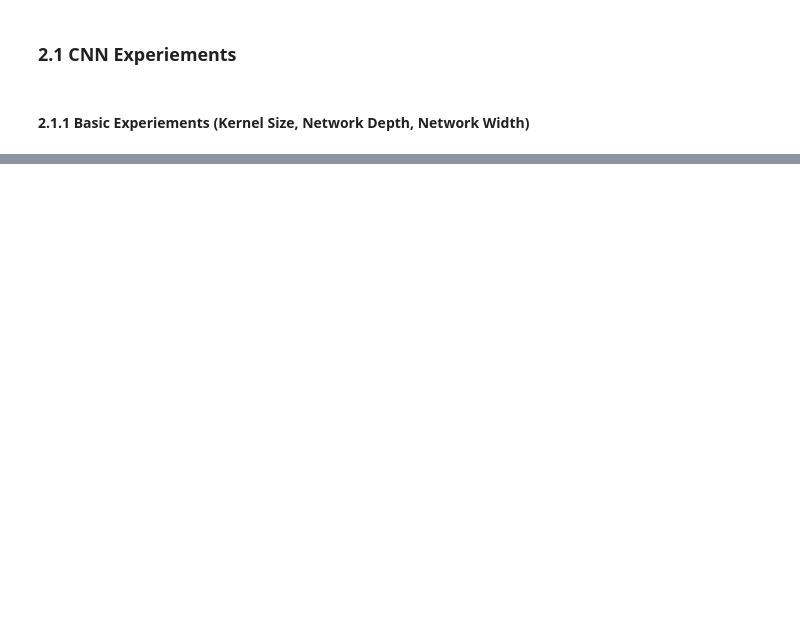
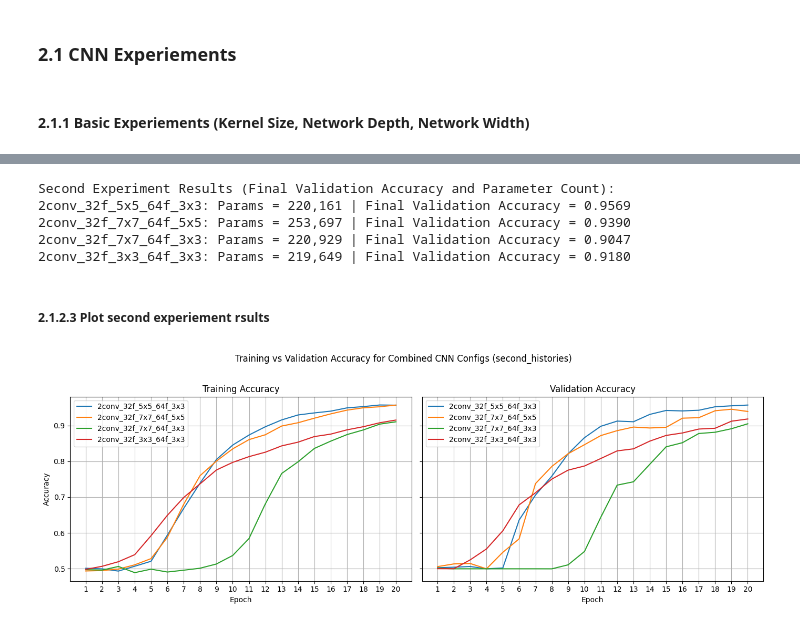
Before and after one commit to 1uoyuuu/COMP90086-CV, a Jupyter notebook: a2/COMP90086_asst2_2025.ipynb, the cells around one changed output, grey strips where cells are left out. Cells and saved outputs as stored; diff of their text form; code cells hidden in the pictures; blank space fills up the shorter version.

```diff
--- a/a2/COMP90086_asst2_2025.ipynb
+++ b/a2/COMP90086_asst2_2025.ipynb
@@ -1026,0 +556,48 @@ plot_samples_with_gradcam(final_model, samples_T, class_name='T', cols=num_examp
+# %%
+# Add the 32f_3x3_64_3x3 model from histories to second_histories for comparison
+second_histories['2conv_32f_3x3_64f_3x3'] = histories['2conv_32f_3x3_64f_3x3']
+
+# Print out the parameter number as well before the accuracy
+print("\nSecond Experiment Results (Final Validation Accuracy and Parameter Count):")
+for model_name, history in second_histories.items():
+    val_acc = history.history['val_accuracy'][-1]
+    # Get parameter count from the model
+    param_count = saved_models[model_name].count_params()
+    print(f"{model_name}: Params = {param_count:,} | Final Validation Accuracy = {val_acc:.4f}")
+# %% [output]
+Second Experiment Results (Final Validation Accuracy and Parameter Count):
+2conv_32f_5x5_64f_3x3: Params = 220,161 | Final Validation Accuracy = 0.9569
+2conv_32f_7x7_64f_5x5: Params = 253,697 | Final Validation Accuracy = 0.9390
+2conv_32f_7x7_64f_3x3: Params = 220,929 | Final Validation Accuracy = 0.9047
+2conv_32f_3x3_64f_3x3: Params = 219,649 | Final Validation Accuracy = 0.9180
+# %% [markdown]
+##### 2.1.2.3 Plot second experiement rsults
+# %%
+# Plot training and validation accuracy for the two new CNN configs side by side using second_histories
+
+fig, axes = plt.subplots(1, 2, figsize=(14, 5), sharex=True, sharey=True)
+
+for key, history in second_histories.items():
+    axes[0].plot(range(1, len(history.history['accuracy']) + 1), history.history['accuracy'], label=f"{key}")
+    axes[1].plot(range(1, len(history.history['val_accuracy']) + 1), history.history['val_accuracy'], label=f"{key}")
+
+
+
+axes[0].set_title("Training Accuracy")
+axes[0].set_xlabel("Epoch")
+axes[0].set_ylabel("Accuracy")
+axes[0].set_xticks(range(1, 21))
+axes[0].legend()
+axes[0].grid(True)
+
+axes[1].set_title("Validation Accuracy")
+axes[1].set_xlabel("Epoch")
+axes[1].set_xticks(range(1, 21))
+axes[1].legend()
+axes[1].grid(True)
+
+plt.suptitle("Training vs Validation Accuracy for Combined CNN Configs (second_histories)")
+plt.tight_layout(rect=[0, 0, 1, 0.96])
+plt.show()
+# %% [output]
+[figure, added]
```
Also changed, not shown: parts of 58 cells of this notebook, 40 other files.
